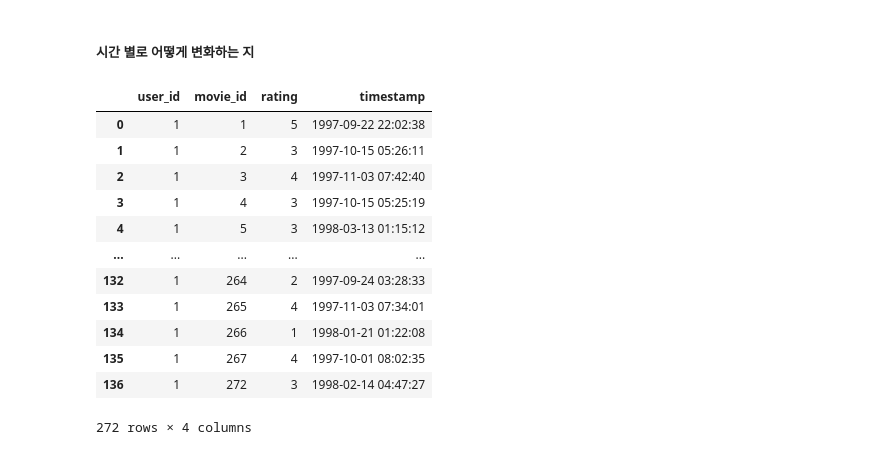
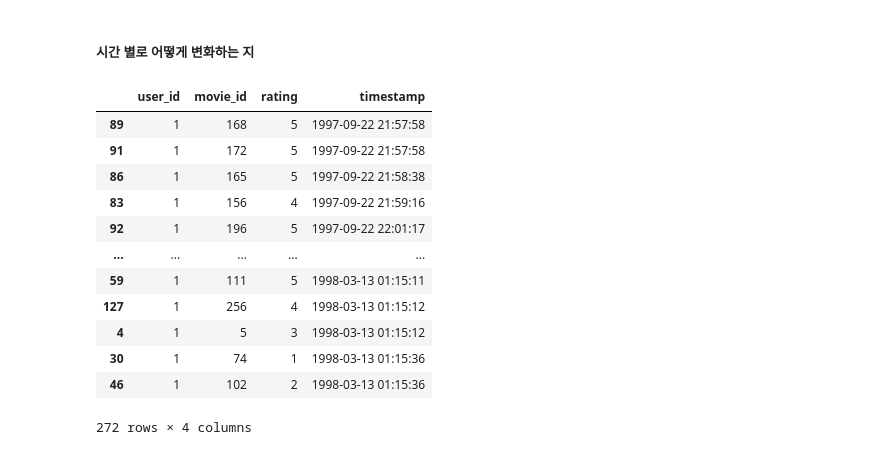
Before and after one commit to basill2001/SVD_FM, a Jupyter notebook: notes/data_checker.ipynb, the cells around one changed output. Cells and saved outputs as stored; diff of their text form; code cells hidden in the pictures.

```diff
--- a/notes/data_checker.ipynb
+++ b/notes/data_checker.ipynb
@@ -57,18 +57,18 @@ for i in range(1, 500+1):
 # %% [markdown]
 ##### 시간 별로 어떻게 변화하는 지
 # %%
-df[df['user_id']==1]
+df[df['user_id']==1].sort_values(by='timestamp')
 # %% [output]
 |  | user_id | movie_id | rating | timestamp |
-| 0 | 1 | 1 | 5 | 1997-09-22 22:02:38 |
-| 1 | 1 | 2 | 3 | 1997-10-15 05:26:11 |
-| 2 | 1 | 3 | 4 | 1997-11-03 07:42:40 |
-| 3 | 1 | 4 | 3 | 1997-10-15 05:25:19 |
+| 89 | 1 | 168 | 5 | 1997-09-22 21:57:58 |
+| 91 | 1 | 172 | 5 | 1997-09-22 21:57:58 |
+| 86 | 1 | 165 | 5 | 1997-09-22 21:58:38 |
+| 83 | 1 | 156 | 4 | 1997-09-22 21:59:16 |
+| 92 | 1 | 196 | 5 | 1997-09-22 22:01:17 |
+| ... | ... | ... | ... | ... |
+| 59 | 1 | 111 | 5 | 1998-03-13 01:15:11 |
+| 127 | 1 | 256 | 4 | 1998-03-13 01:15:12 |
 | 4 | 1 | 5 | 3 | 1998-03-13 01:15:12 |
-| ... | ... | ... | ... | ... |
-| 132 | 1 | 264 | 2 | 1997-09-24 03:28:33 |
-| 133 | 1 | 265 | 4 | 1997-11-03 07:34:01 |
-| 134 | 1 | 266 | 1 | 1998-01-21 01:22:08 |
-| 135 | 1 | 267 | 4 | 1997-10-01 08:02:35 |
-| 136 | 1 | 272 | 3 | 1998-02-14 04:47:27 |
+| 30 | 1 | 74 | 1 | 1998-03-13 01:15:36 |
+| 46 | 1 | 102 | 2 | 1998-03-13 01:15:36 |
 272 rows × 4 columns
```
Also changed, not shown: 5 other files.
